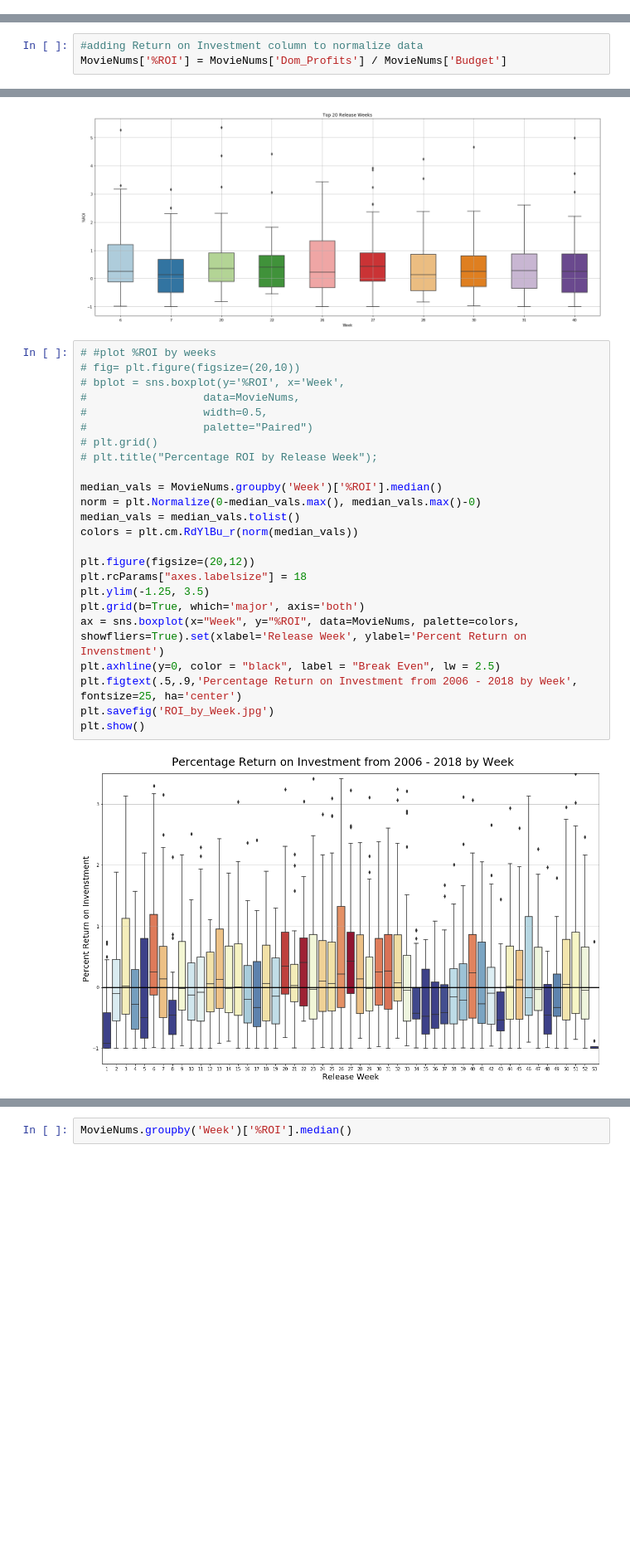
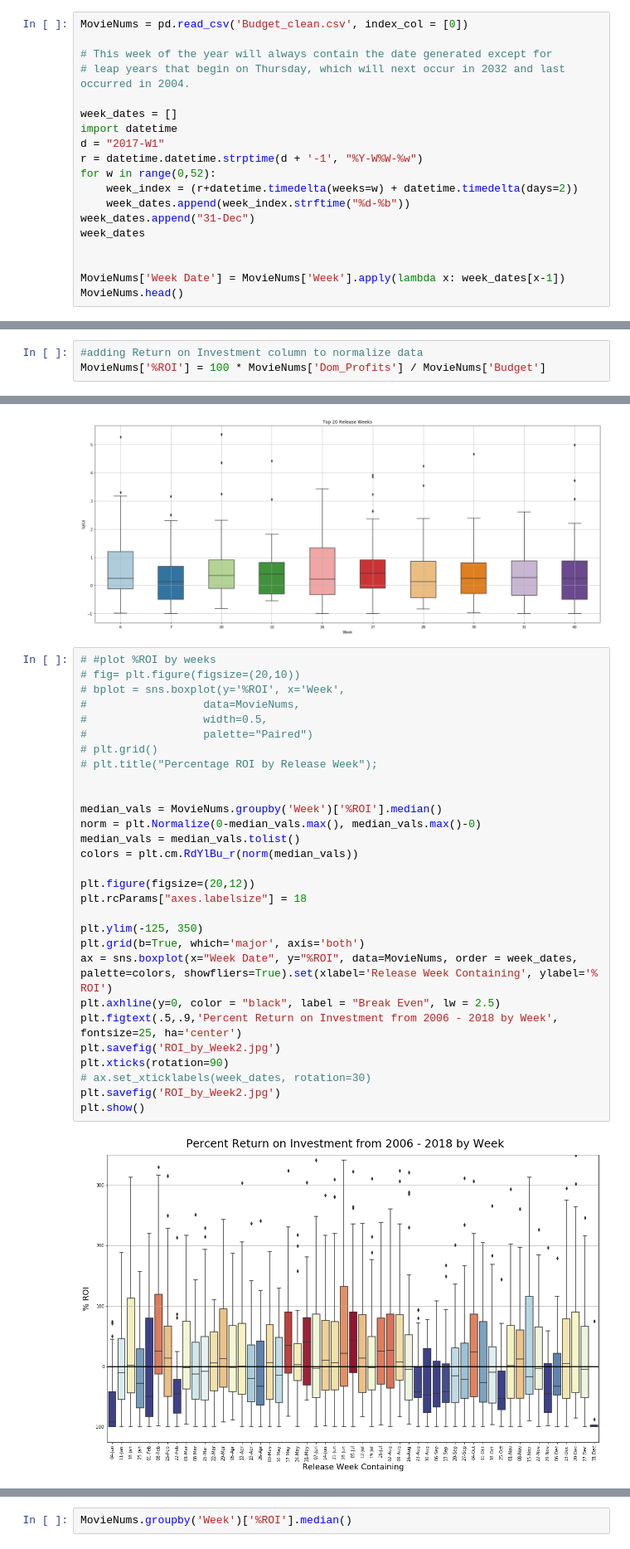
Before and after one commit to CristinaTRico/Mod1Project, a Jupyter notebook: ByWeekAnalysis.ipynb, the cells around one changed output, grey strips where cells are left out. Shown at 83% size. Saved outputs shown, nothing was run; the diff lists cells and outputs as text; blank space fills up the shorter version.

Commit message:
copy editing up to new release week plot

```diff
--- a/ByWeekAnalysis.ipynb
+++ b/ByWeekAnalysis.ipynb
@@ -7,0 +6,19 @@ MovieNums = pd.read_csv('Budget_clean.csv', index_col = [0])
+# %%
+MovieNums = pd.read_csv('Budget_clean.csv', index_col = [0])
+
+# This week of the year will always contain the date generated except for
+# leap years that begin on Thursday, which will next occur in 2032 and last occurred in 2004.
+
+week_dates = []
+import datetime
+d = "2017-W1"
+r = datetime.datetime.strptime(d + '-1', "%Y-W%W-%w")
+for w in range(0,52):
+    week_index = (r+datetime.timedelta(weeks=w) + datetime.timedelta(days=2))
+    week_dates.append(week_index.strftime("%d-%b"))
+week_dates.append("31-Dec")
+week_dates
+
+
+MovieNums['Week Date'] = MovieNums['Week'].apply(lambda x: week_dates[x-1])
+MovieNums.head()
@@ -8,6 +32,6 @@ MovieNums = pd.read_csv('Budget_clean.csv', index_col = [0])
 # %%
 #adding Return on Investment column to normalize data
-MovieNums['%ROI'] = MovieNums['Dom_Profits'] / MovieNums['Budget']
+MovieNums['%ROI'] = 100 * MovieNums['Dom_Profits'] / MovieNums['Budget']
 # %%
 #Make a sub df of Week and ROI
 MovieNumsWKROI = MovieNums[['Week', '%ROI']]
@@ -77,27 +101,32 @@ plt.title("Top 20 Release Weeks");
 # %%
 # #plot %ROI by weeks
 # fig= plt.figure(figsize=(20,10))
 # bplot = sns.boxplot(y='%ROI', x='Week',
 #                  data=MovieNums,
 #                  width=0.5,
 #                  palette="Paired")
 # plt.grid()
 # plt.title("Percentage ROI by Release Week");
 
+
 median_vals = MovieNums.groupby('Week')['%ROI'].median()
 norm = plt.Normalize(0-median_vals.max(), median_vals.max()-0)
 median_vals = median_vals.tolist()
 colors = plt.cm.RdYlBu_r(norm(median_vals))
 
 plt.figure(figsize=(20,12))
 plt.rcParams["axes.labelsize"] = 18
-plt.ylim(-1.25, 3.5)
+
+plt.ylim(-125, 350)
 plt.grid(b=True, which='major', axis='both')
-ax = sns.boxplot(x="Week", y="%ROI", data=MovieNums, palette=colors, showfliers=True).set(xlabel='Release Week', ylabel='Percent Return on Invenstment')
+ax = sns.boxplot(x="Week Date", y="%ROI", data=MovieNums, order = week_dates, palette=colors, showfliers=True).set(xlabel='Release Week Containing', ylabel='% ROI')
 plt.axhline(y=0, color = "black", label = "Break Even", lw = 2.5)
-plt.figtext(.5,.9,'Percentage Return on Investment from 2006 - 2018 by Week', fontsize=25, ha='center')
-plt.savefig('ROI_by_Week.jpg')
+plt.figtext(.5,.9,'Percent Return on Investment from 2006 - 2018 by Week', fontsize=25, ha='center')
+plt.savefig('ROI_by_Week2.jpg')
+plt.xticks(rotation=90)
+# ax.set_xticklabels(week_dates, rotation=30)
+plt.savefig('ROI_by_Week2.jpg')
 plt.show()
 # %% [output]
-[figure, old version]
+[figure, new version]
 # %%
```
Also changed, not shown: parts of 3 cells of this notebook, 2 other files.
